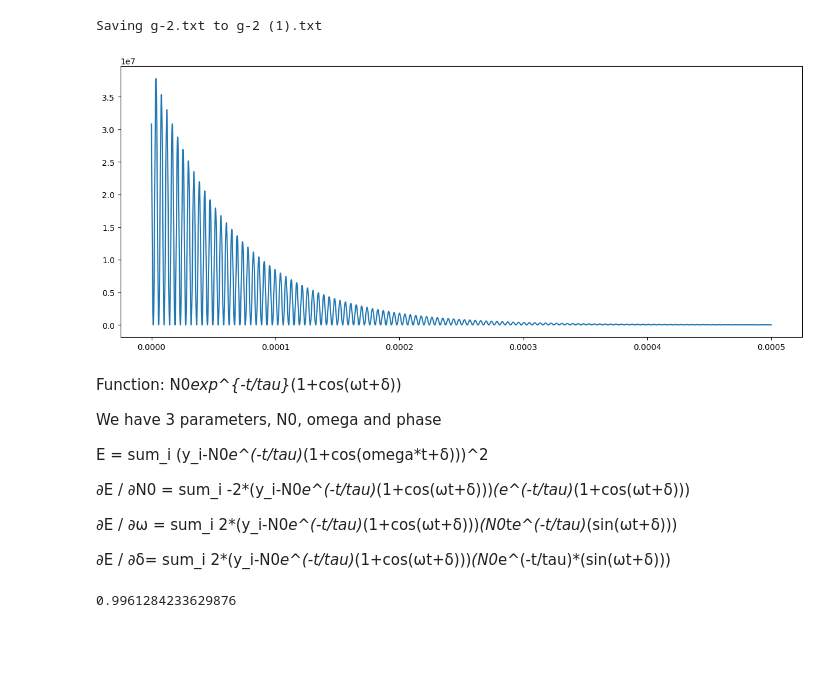
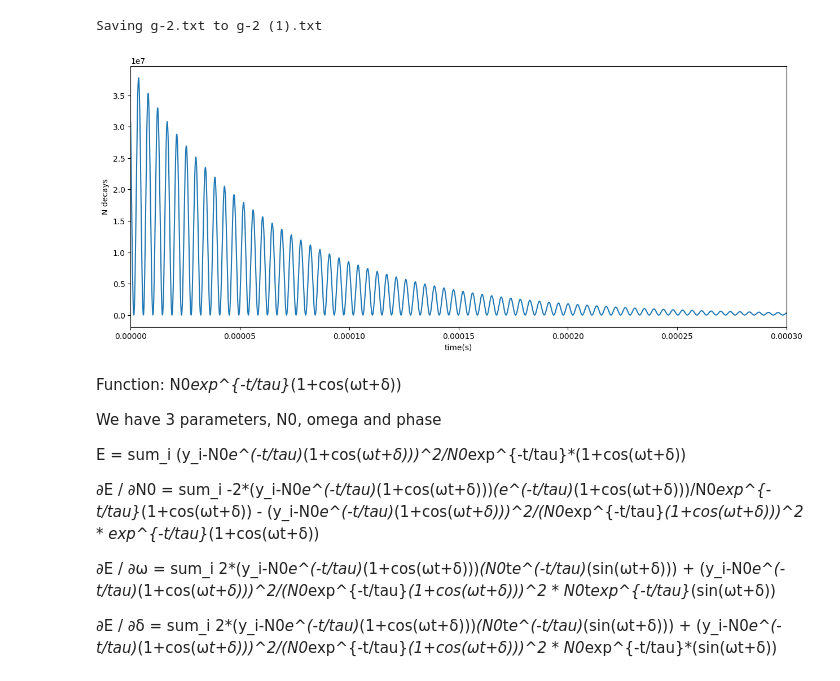
Before and after one commit to NIUCompPhys/Spring2024, a Jupyter notebook: g_2.ipynb, the cells around one changed output. Cells and saved outputs as stored; diff of their text form; code cells hidden in the pictures; blank space fills up the shorter version.

```diff
--- a/g_2.ipynb
+++ b/g_2.ipynb
@@ -26,34 +34,34 @@ for t in ts:
 # %%
 import matplotlib.pyplot as plt
 from google.colab import files
 uploaded = files.upload()### g-2 file
 all = np.genfromtxt('g-2.txt')
 ts = all[:,0]
 vals = all[:,1]
 plt.figure(figsize=(15,6))
 plt.plot(ts,vals)
+plt.xlabel('time(s)')
+plt.ylabel('N decays')
+plt.xlim(0,0.0003)
 plt.show()
 # %% [output]
 [interactive output not drawn]
 Saving g-2.txt to g-2 (1).txt
-[figure, old version]
+[figure, new version]
 # %% [markdown]
 Function: N0*exp^{-t/tau}*(1+cos(ωt+δ))
 
 We have 3 parameters, N0, omega and phase
 
-E = sum_i (y_i-N0*e^(-t/tau)*(1+cos(omega*t+δ)))^2
+E = sum_i (y_i-N0*e^(-t/tau)*(1+cos(ω*t+δ)))^2/N0*exp^{-t/tau}*(1+cos(ωt+δ))
 
-∂E / ∂N0 = sum_i -2*(y_i-N0*e^(-t/tau)*(1+cos(ωt+δ)))*(e^(-t/tau)*(1+cos(ωt+δ)))
+∂E / ∂N0 = sum_i -2*(y_i-N0*e^(-t/tau)*(1+cos(ωt+δ)))*(e^(-t/tau)*(1+cos(ωt+δ)))/N0*exp^{-t/tau}*(1+cos(ωt+δ)) - (y_i-N0*e^(-t/tau)*(1+cos(ω*t+δ)))^2/(N0*exp^{-t/tau}*(1+cos(ωt+δ)))^2 * exp^{-t/tau}*(1+cos(ωt+δ))
 
-∂E / ∂ω = sum_i 2*(y_i-N0*e^(-t/tau)*(1+cos(ωt+δ)))*(N0*t*e^(-t/tau)*(sin(ωt+δ)))
+∂E / ∂ω = sum_i 2*(y_i-N0*e^(-t/tau)*(1+cos(ωt+δ)))*(N0*t*e^(-t/tau)*(sin(ωt+δ))) + (y_i-N0*e^(-t/tau)*(1+cos(ω*t+δ)))^2/(N0*exp^{-t/tau}*(1+cos(ωt+δ)))^2 * N0*t*exp^{-t/tau}*(sin(ωt+δ))
 
-∂E / ∂δ= sum_i 2*(y_i-N0*e^(-t/tau)*(1+cos(ωt+δ)))*(N0*e^(-t/tau)*(sin(ωt+δ)))
+∂E / ∂δ = sum_i 2*(y_i-N0*e^(-t/tau)*(1+cos(ωt+δ)))*(N0*t*e^(-t/tau)*(sin(ωt+δ))) + (y_i-N0*e^(-t/tau)*(1+cos(ω*t+δ)))^2/(N0*exp^{-t/tau}*(1+cos(ωt+δ)))^2 * N0*exp^{-t/tau}*(sin(ωt+δ))
 # %%
 from numpy import sqrt
-tau = 64.4e-6
-def func(t,N0,omega,phase):
-  return N0*np.exp(-t/tau)*(1+np.cos(omega*t+phase))
 
 def calcChi2(xs,ys,params,reduced = True): ### params = N0, omega, phase
   chi2 = 0
@@ -64,18 +72,29 @@ def calcChi2(xs,ys,params,reduced = True): ### params = N0, omega, phase
   if (reduced): return chi2/len(xs)
   else: return chi2
 
+def gradient2(xs,ys,params,hs):
+  gradients = []
+  for var in range(len(hs)):
+    tempParams = params
+    tempParams[var] = params[var] + hs[var]/2
+    up = calcChi2(xs,ys,tempParams,False)
+    tempParams[var] = params[var] - hs[var]/2
+    down = calcChi2(xs,ys,tempParams,False)
+    gradients.append((up-down)/hs[var])
+  return gradients
+
 def gradient(xs,ys,params):
   gradN0 = 0
   gradOmega = 0
   gradDelta = 0
   for x,y in zip(xs,ys):
-    gradN0 += -2*(y-func(x,params[0],params[1],params[2]))*(np.exp(-x/tau)*(1+np.cos(params[1]*x+params[2])))
-    gradOmega += 2*(y-func(x,params[0],params[1],params[2]))*(params[0]*x*np.exp(-x/tau)*np.sin(params[1]*x+params[2]))
-    gradDelta += 2*(y-func(x,params[0],params[1],params[2]))*(params[0]*np.exp(-x/tau)*np.sin(params[1]*x+params[2]))
-  return(gradN0,gradOmega,gradDelta)
+    thefunc = func(x,params[0],params[1],params[2])
+    denom = thefunc
+    if (denom < 1): denom = 1
+    gradN0 += (np.exp(-x/lifetime)*(1+np.cos(params[1]*x+params[2])))*(1-y*y/(denom*denom))
+    gradOmega += -(params[0]*x*np.exp(-x/lifetime)*np.sin(params[1]*x+params[2]))*(1-y*y/(denom*denom))
+    gradDelta += -(params[0]*np.exp(-x/lifetime)*np.sin(params[1]*x+params[2]))*(1-y*y/(denom*denom))
+  return gradN0,gradOmega,gradDelta
 
 params = [N0,omega,phase]
-chi2 = calcChi2(ts,vals,params)
-print(chi2)
+chi2 = calcChi2(ts,vals,params,True)
-# %% [output]
-0.9961284233629876
```
Also changed, not shown: parts of 4 cells of this notebook.
